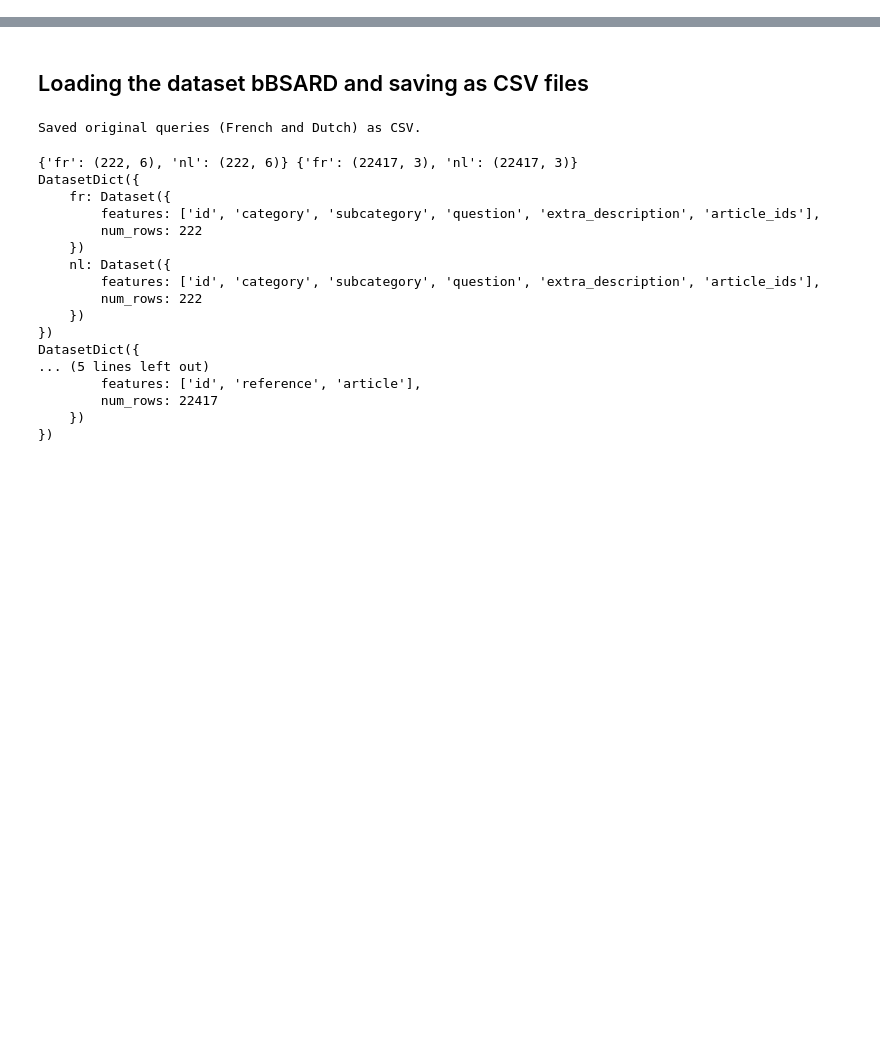
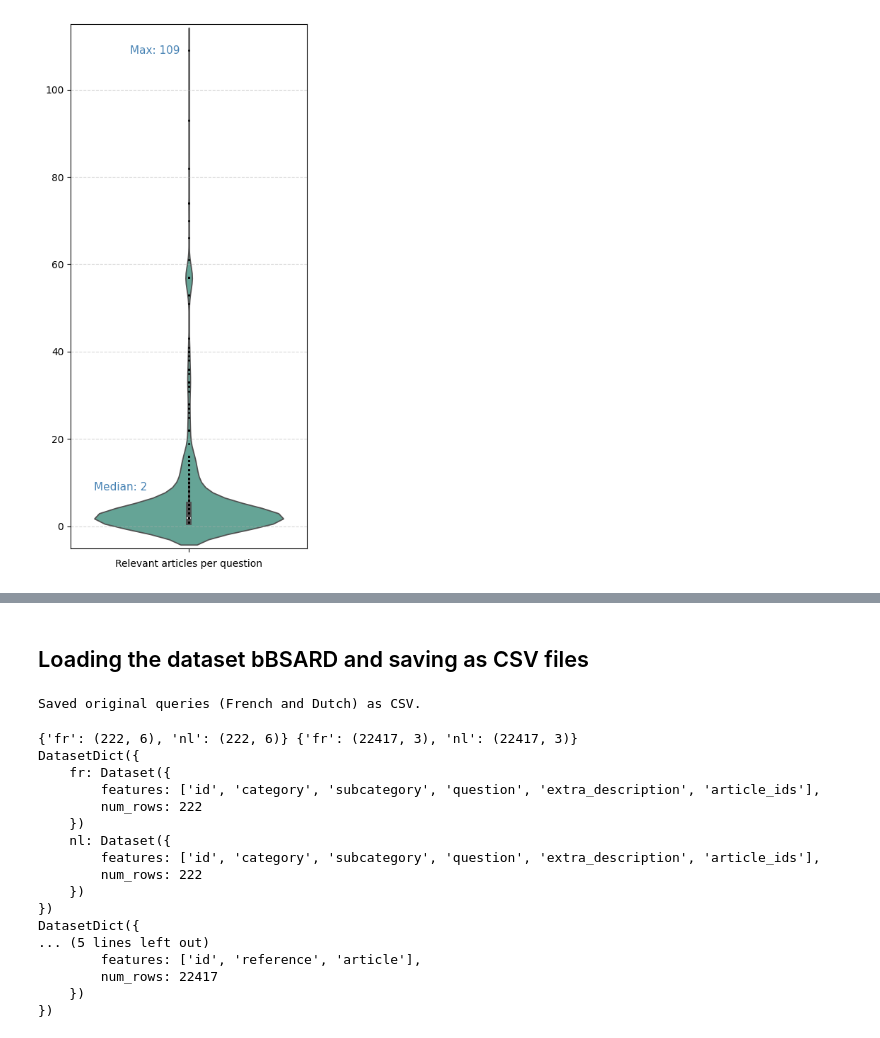
Before and after one commit to Arash-Alborz/legal_retrieval, a Jupyter notebook: data_processing/01_data_inspection.ipynb, the cells around one changed output, grey strips where cells are left out. Saved outputs shown, nothing was run; the diff lists cells and outputs as text; code cells hidden in the pictures; blank space fills up the shorter version.

```diff
--- a/data_processing/01_data_inspection.ipynb
+++ b/data_processing/01_data_inspection.ipynb
@@ -0,0 +152,69 @@
+# %%
+from datasets import load_dataset
+import pandas as pd
+import matplotlib.pyplot as plt
+import seaborn as sns
+import os
+import numpy as np
+
+os.makedirs("plots", exist_ok=True)
+
+# Load dataset
+ds_train = load_dataset("clips/bBSARD", "train")
+ds_test = load_dataset("clips/bBSARD", "test")
+
+queries_fr_all = list(ds_train["fr"]) + list(ds_test["fr"])
+queries_nl_all = list(ds_train["nl"]) + list(ds_test["nl"])
+
+# Count relevant articles
+relevant_counts_all = [
+    len([x.strip() for x in q["article_ids"].split(",") if x.strip() != ""])
+    for q in queries_fr_all + queries_nl_all
+]
+
+df_violin_counts_all = pd.DataFrame({
+    "Count": relevant_counts_all
+})
+
+median_all = np.median(relevant_counts_all)
+max_all = max(relevant_counts_all)
+
+plt.figure(figsize=(4, 8))
+
+# Violin plot
+sns.violinplot(
+    y="Count",
+    data=df_violin_counts_all,
+    inner="box",
+    color="#5BAE9C"
+)
+
+# Add small outlier points
+sns.stripplot(
+    y="Count",
+    data=df_violin_counts_all,
+    color="black",
+    size=2,
+    jitter=False,  # align perfectly
+    alpha=0.7
+)
+
+# Labels
+label_color = "#4682B4"
+plt.text(-0.25, max_all, f"Max: {int(max_all)}", color=label_color,
+         ha='left', va='center', fontsize=11)
+plt.text(-0.40, median_all + 7, f"Median: {int(median_all)}", color=label_color,
+         ha='left', va='center', fontsize=11)
+
+plt.xlabel("Relevant articles per question")
+plt.ylabel("")
+plt.grid(axis="y", linestyle="--", alpha=0.5)
+
+# Expand bottom to fully show violin
+plt.ylim(-5, max_all + 6)
+
+plt.tight_layout()
+plt.savefig("plots/train_test_relevant_articles.png", dpi=300)
+plt.show()
+# %% [output]
+[figure, added]
```
Also changed, not shown: parts of 9 cells of this notebook, 46 other files.
